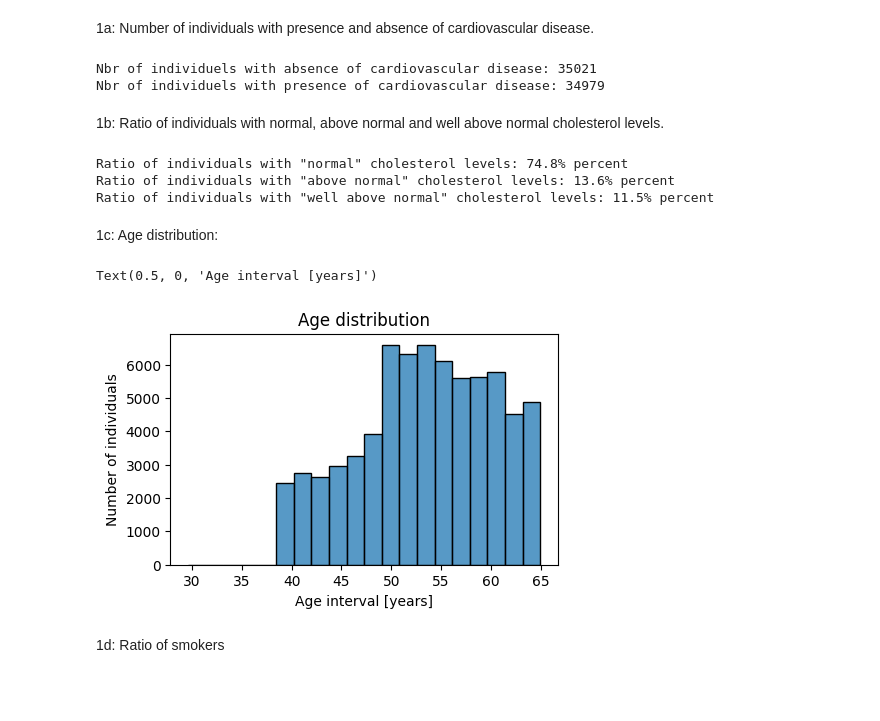
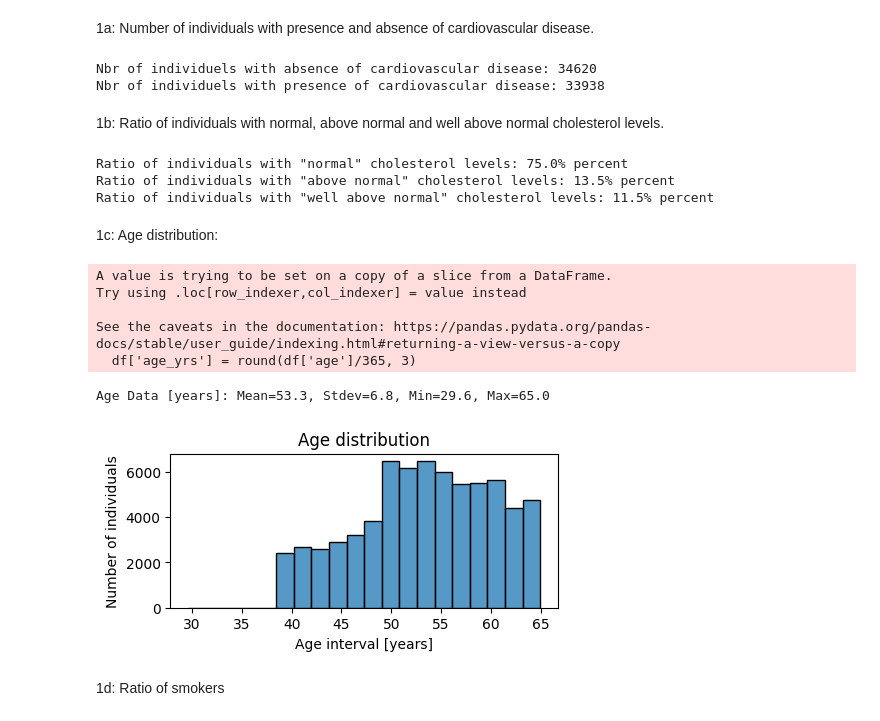
Before and after one commit to dancla240/Machine_Learning_Daniel_Claesson, a Jupyter notebook: Lab/Lab_1_heart.ipynb, the cells around one changed output. Cells and saved outputs as stored; diff of their text form; code cells hidden in the pictures; blank space fills up the shorter version.

```diff
--- a/Lab/Lab_1_heart.ipynb
+++ b/Lab/Lab_1_heart.ipynb
@@ -28,7 +25,7 @@ import numpy as np
 import matplotlib.pyplot as plt
 import seaborn as sns
 
-df = pd.read_csv('../data/cardio_train.csv', delimiter=";")
+df_orig = pd.read_csv('../data/cardio_train.csv', delimiter=";")
 # %% [markdown]
 #### EDA
 # %%
@@ -55,3 +45,4 @@ sns.boxplot(data = df, y = 'ap_hi', ax=ax[1])
 # %%
 # extracting "valid" data, based on above:
-df = df[(df['ap_lo'] < 200) & (df['ap_lo'] > 40) & (df['ap_hi'] > 50) & (df['ap_hi'] < 220) & (df['weight'] > 40) & (df['height'] > 120) & (df['height'] < 220)]
+df = df_orig[(df_orig['ap_lo'] < 200) & (df_orig['ap_lo'] > 40) & (df_orig['ap_hi'] > 50) & (df_orig['ap_hi'] < 220) & (df_orig['weight'] > 40) & (df_orig['height'] > 120) & (df_orig['height'] < 220)]
+print(f'Filtering removed {len(df_orig)-len(df)} instances of the sampled data')
@@ -126,8 +55,8 @@ cardio = df['cardio'].value_counts()
 print(f'Nbr of individuels with absence of cardiovascular disease: {cardio.loc[0]}')
 print(f'Nbr of individuels with presence of cardiovascular disease: {cardio.loc[1]}')
 # %% [output]
-Nbr of individuels with absence of cardiovascular disease: 35021
-Nbr of individuels with presence of cardiovascular disease: 34979
+Nbr of individuels with absence of cardiovascular disease: 34620
+Nbr of individuels with presence of cardiovascular disease: 33938
 # %% [markdown]
 1b: Ratio of individuals with normal, above normal and well above normal cholesterol levels.
 # %%
@@ -138,21 +67,24 @@ print(f'Ratio of individuals with "normal" cholesterol levels: {cholesterol_rati
 print(f'Ratio of individuals with "above normal" cholesterol levels: {cholesterol_ratio.iloc[1,1]:.1%} percent')
 print(f'Ratio of individuals with "well above normal" cholesterol levels: {cholesterol_ratio.iloc[2,1]:.1%} percent')
 # %% [output]
-Ratio of individuals with "normal" cholesterol levels: 74.8% percent
-Ratio of individuals with "above normal" cholesterol levels: 13.6% percent
+Ratio of individuals with "normal" cholesterol levels: 75.0% percent
+Ratio of individuals with "above normal" cholesterol levels: 13.5% percent
 Ratio of individuals with "well above normal" cholesterol levels: 11.5% percent
 # %% [markdown]
 1c: Age distribution:
 # %%
 df['age_yrs'] = round(df['age']/365, 3)
-fig, ax = plt.subplots(figsize=(5,3))
-sns.histplot(data = df, x='age_yrs', bins=20)
-plt.title('Age distribution')
-plt.ylabel('Number of individuals')
-plt.xlabel('Age interval [years]')
+fig, ax = plt.subplots(figsize=(5, 2))
+sns.histplot(data = df, x='age_yrs', bins=20), plt.title('Age distribution'), plt.ylabel('Number of individuals'), plt.xlabel('Age interval [years]')
+print(f"Age Data [years]: Mean={df['age_yrs'].mean():.1f}, Stdev={df['age_yrs'].std():.1f}, Min={df['age_yrs'].min():.1f}, Max={df['age_yrs'].max():.1f} ")
 # %% [output]
-Text(0.5, 0, 'Age interval [years]')
+A value is trying to be set on a copy of a slice from a DataFrame.
+Try using .loc[row_indexer,col_indexer] = value instead
+
+See the caveats in the documentation: https://pandas.pydata.org/pandas-docs/stable/user_guide/indexing.html#returning-a-view-versus-a-copy
+  df['age_yrs'] = round(df['age']/365, 3)
+Age Data [years]: Mean=53.3, Stdev=6.8, Min=29.6, Max=65.0
-[figure, old version]
+[figure, new version]
 # %% [markdown]
 1d: Ratio of smokers
 # %%
```
Also changed, not shown: parts of 21 cells of this notebook.
